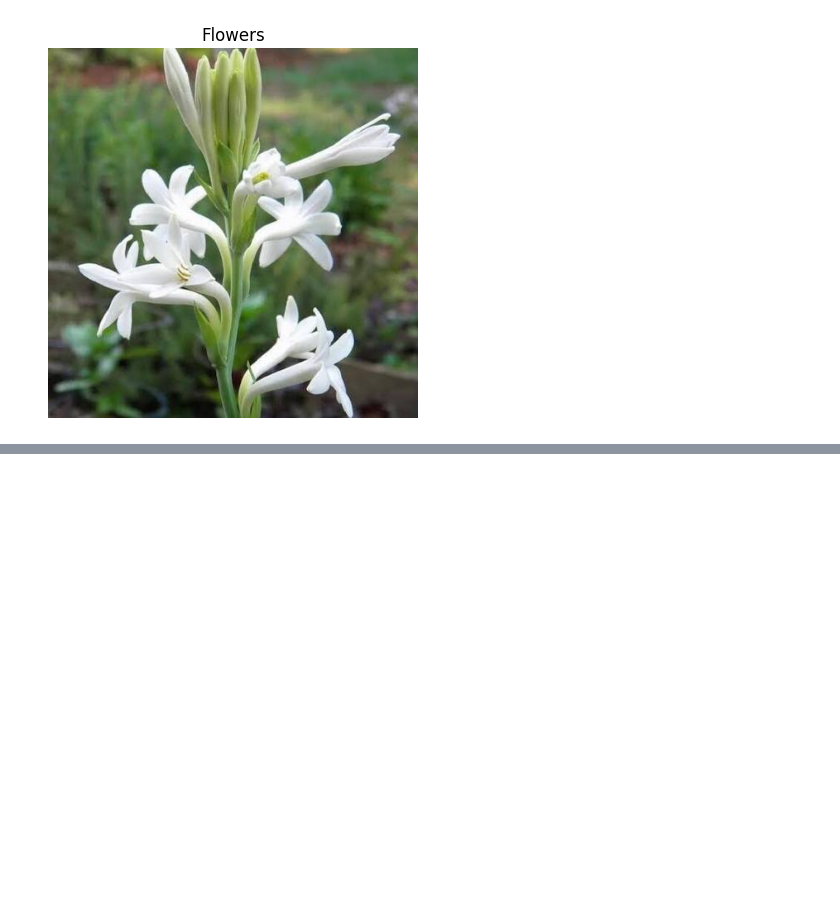
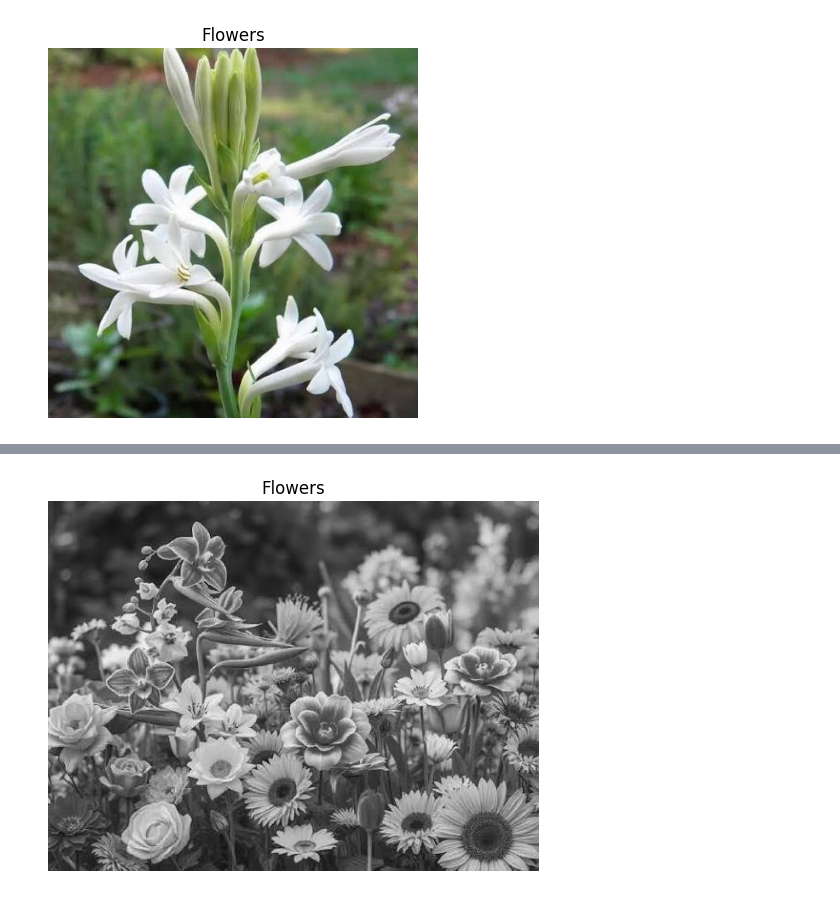
Before and after one commit to SettibathulaJyothi/Python-Basics, a Jupyter notebook: OpenCV.ipynb, the cells around one changed output, grey strips where cells are left out. Cells and saved outputs as stored; diff of their text form; code cells hidden in the pictures; blank space fills up the shorter version.

```diff
--- a/OpenCV.ipynb
+++ b/OpenCV.ipynb
@@ -68,0 +83,11 @@ plt.show()
+# %%
+import cv2
+from matplotlib import pyplot as plt
+import numpy as np
+img=cv2.imread('Flower.jpeg',0)
+plt.imshow(img, cmap='gray')
+plt.title('Flowers')
+plt.axis('off')
+plt.show()
+# %% [output]
+[figure, added]
```
Also changed, not shown: parts of 2 cells of this notebook.
